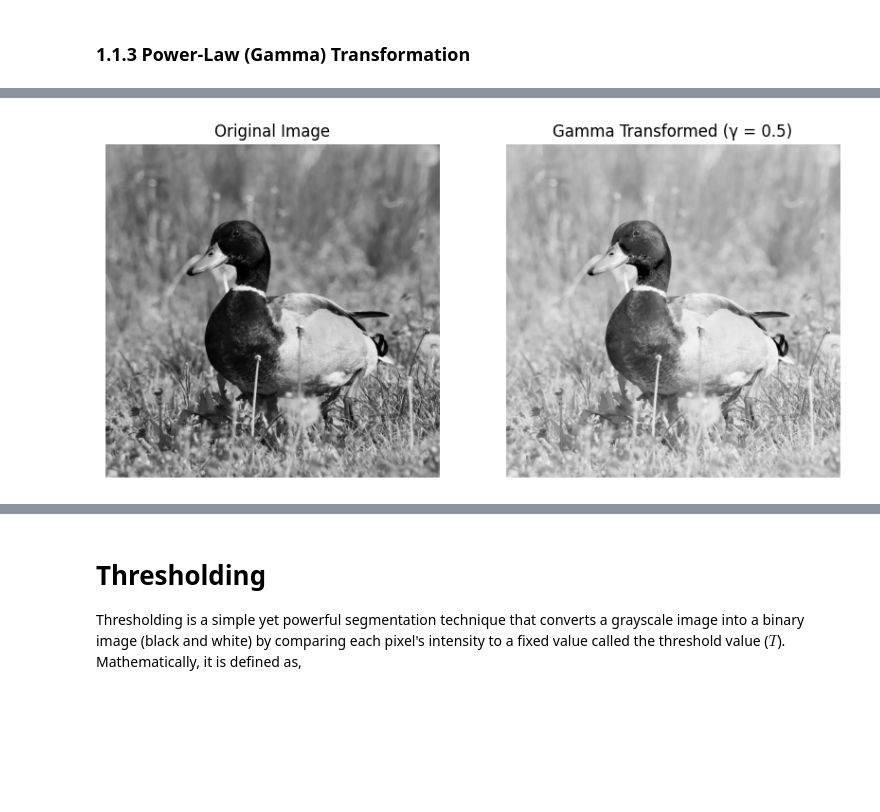
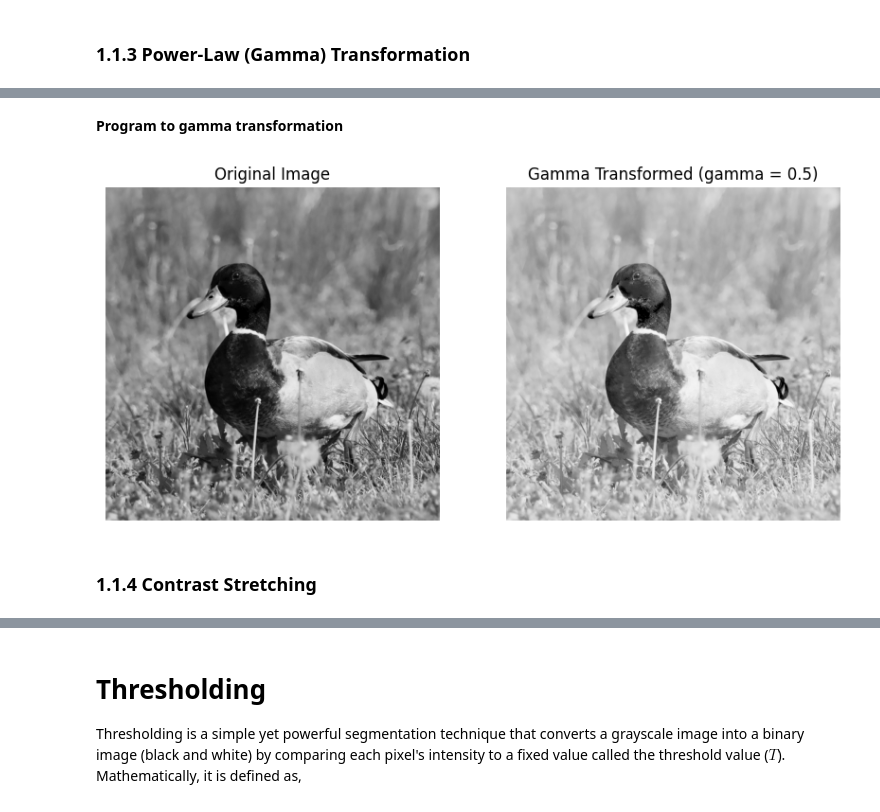
Before and after one commit to Pranish03/image-processing-opencv, a Jupyter notebook: 01_spatial_domain.ipynb, the cells around one changed output, grey strips where cells are left out. Saved outputs shown, nothing was run; the diff lists cells and outputs as text; code cells hidden in the pictures; blank space fills up the shorter version.

```diff
--- a/01_spatial_domain.ipynb
+++ b/01_spatial_domain.ipynb
@@ -24,11 +23,9 @@ import cv2
 import numpy as np
 import matplotlib.pyplot as plt
 # %%
-img = cv2.imread("images/img-1.png", 1)
+img = cv2.imread("images/img-1.png", 0)
 
 if img is None:
     print("Image not found!")
     exit()
-
-rgb_img = cv2.cvtColor(img, cv2.COLOR_BGR2RGB)
 # %%
@@ -113,8 +104,10 @@ Effect of Gamma Value <br>
 $\qquad$ When $\gamma < 1$ then image becomes brighter <br>
 $\qquad$ When $\gamma > 1$ then image becomes darker <br>
 $\qquad$ When $\gamma = 1$ then no change <br>
+# %% [markdown]
+**Program to gamma transformation**
 # %%
-img_float = gray_img / 255.0
+img_float = img / 255.0
 
 gamma = 0.5
 
@@ -123,16 +116,18 @@ gamma_corrected = np.uint8(gamma_corrected * 255)
 # %%
 plt.figure(figsize=(10, 5))
 
 plt.subplot(1, 2, 1)
 plt.title("Original Image")
-plt.imshow(gray_img, cmap="gray")
+plt.imshow(img, cmap="gray")
 plt.axis("off")
 
 plt.subplot(1, 2, 2)
-plt.title(f"Gamma Transformed (γ = {gamma})")
+plt.title(f"Gamma Transformed (gamma = {gamma})")
 plt.imshow(gamma_corrected, cmap="gray")
 plt.axis("off")
 
 plt.show()
 # %% [output]
-[figure, old version]
+[figure, new version]
+# %% [markdown]
+### 1.1.4 Contrast Stretching
```
Also changed, not shown: parts of 12 cells of this notebook.
